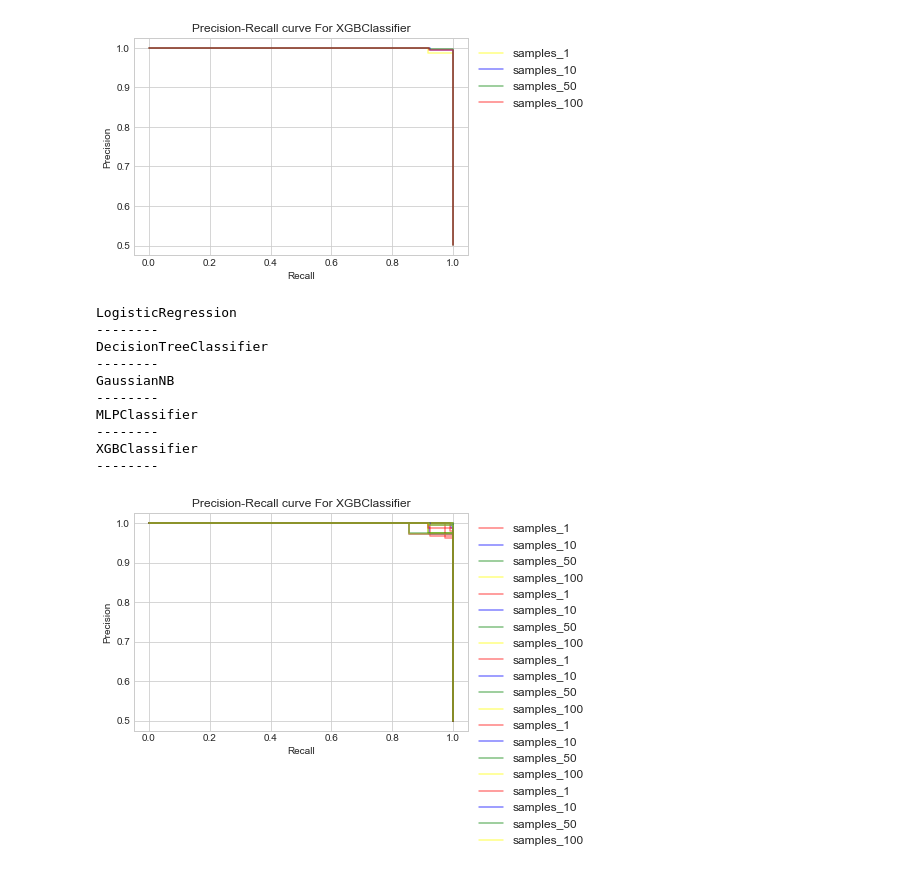
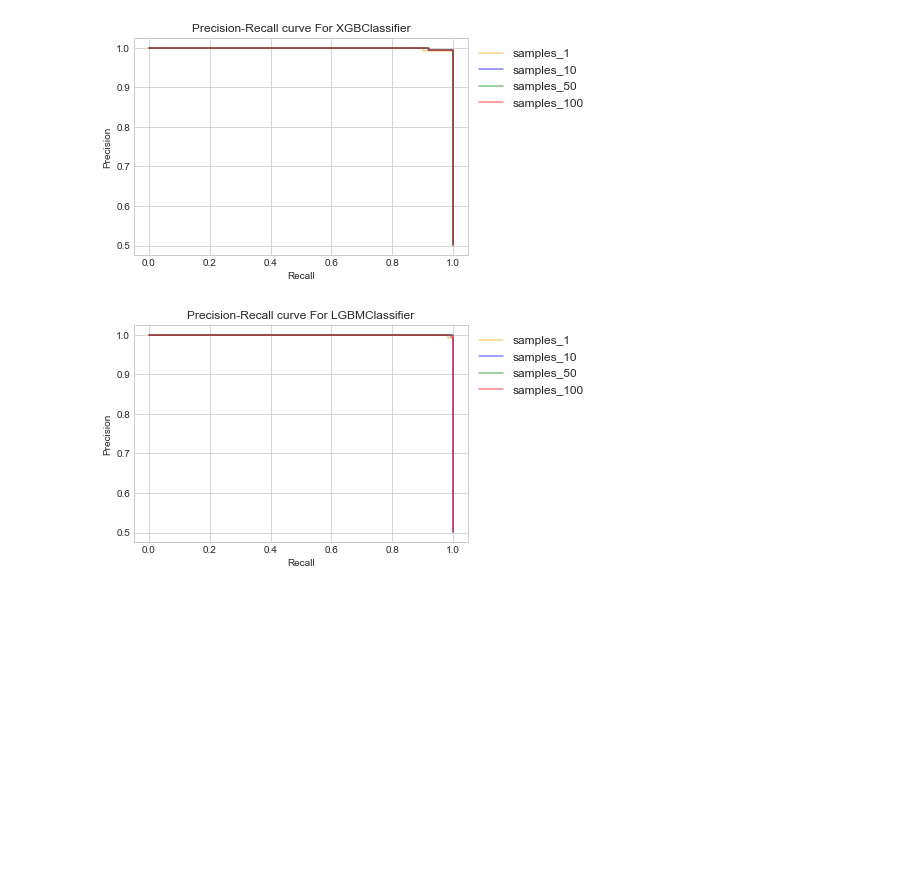
Before and after one commit to abhijeetkoranne/udacity-mlnd, a Jupyter notebook: Credit_Card_Fraud_Detection/Credit_Card_Fraud_Detection.ipynb, the cells around one changed output. Cells and saved outputs as stored; diff of their text form; code cells hidden in the pictures; blank space fills up the shorter version.

Commit message:
Worked on visualization

```diff
--- a/Credit_Card_Fraud_Detection/Credit_Card_Fraud_Detection.ipynb
+++ b/Credit_Card_Fraud_Detection/Credit_Card_Fraud_Detection.ipynb
@@ -368,14 +365,16 @@ smote_X_train,smote_X_test,smote_y_train,smote_y_test = train_test_split(smote_X
 clf_A = LogisticRegression(solver='liblinear')
 clf_B = DecisionTreeClassifier(random_state=42)
 clf_C = GaussianNB()
-clf_D = MLPClassifier(hidden_layer_sizes=(50),random_state=0)
+clf_D = MLPClassifier(max_iter=500,hidden_layer_sizes=(50),random_state=0)
 clf_E = XGBClassifier(objective ='reg:squarederror', colsample_bytree = 0.3, learning_rate = 0.1, \
                 max_depth = 5, alpha = 10, n_estimators = 10)
 
-# TODO: Calculate the number of samples for 1%, 10%, 50% and 100% of the training data
-# HINT: samples_100 is the entire training set i.e. len(y_train)
-# HINT: samples_10 is 10% of samples_100
-# HINT: samples_1 is 1% of samples_100
+clf_F = LGBMClassifier(boosting_type='gbdt', num_leaves=31, max_depth=-1, learning_rate=0.1, n_estimators=400)
+# Calculate the number of samples for 1%, 10%, 50% and 100% of the training data
+# samples_100 is the entire training set i.e. len(y_train)
+# samples_10 is 10% of samples_100
+# samples_1 is 1% of samples_100
+
 samples_100 = len(smote_y_train)
 samples_50 = int(samples_100*0.5)
 samples_10 = int(samples_100*0.1)
@@ -383,7 +382,7 @@ samples_1 = int(samples_100*0.01)
 
 # Collect results on the learners
 results = {}
-for clf in [clf_A, clf_B, clf_C, clf_D,clf_E]:
+for clf in [clf_A, clf_B, clf_C, clf_D,clf_E,clf_F]:
     clf_name = clf.__class__.__name__
     results[clf_name] = {}
     for i, samples in enumerate([samples_1, samples_10, samples_50, samples_100]):
@@ -413,5 +409,5 @@ XGBClassifier trained on 278640 samples.
 # %%
-for clf in [clf_A, clf_B, clf_C, clf_D,clf_E]:
+for clf in [clf_A, clf_B, clf_C, clf_D,clf_E,clf_F]:
     clf_name = clf.__class__.__name__
     print(clf_name)
     display(pd.DataFrame(results[clf_name]))
@@ -526,7 +532,7 @@ display((pd.DataFrame(results[clf_name])).iloc[3])
 Name: prc_recall, dtype: object
 # %%
 def  draw_precision_recall_curve (recall ,precision,clf_name):
-    plt.step(recall[0], precision[0], color='yellow', alpha=0.5,linewidth=1.5,label='samples_1')
+    plt.step(recall[0], precision[0], color='orange', alpha=0.5,linewidth=1.5,label='samples_1')
     plt.step(recall[1], precision[1], color='blue', alpha=0.5,linewidth=1.5,label='samples_10')
     plt.step(recall[2], precision[2], color='green', alpha=0.5,linewidth=1.5,label='samples_50')
     plt.step(recall[3], precision[3], color='red', alpha=0.5,linewidth=1.5,label='samples_100')
@@ -570,25 +576,9 @@ draw_precision_recall_curve (recall,precision,clf_name)
 # %% [output]
 [figure]
 # %%
-for clf in [clf_A, clf_B, clf_C, clf_D,clf_E]:
-    clf_name = clf.__class__.__name__
-    print(clf_name)
-    #display(pd.DataFrame(results[clf_name]))
-    recall =(pd.DataFrame(results[clf_name])).iloc[3]
-    precision =(pd.DataFrame(results[clf_name])).iloc[2]
-    draw_precision_recall_curve (recall,precision,clf_name)
-    #for  key in results[clf_name].keys():
-        #print("{},{}".format(key,results[clf_name][key]))
-    print("--------")
+clf_name='LGBMClassifier'
+recall =(pd.DataFrame(results[clf_name])).iloc[3]
+precision =(pd.DataFrame(results[clf_name])).iloc[2]
+draw_precision_recall_curve (recall,precision,clf_name)
 # %% [output]
-LogisticRegression
---------
-DecisionTreeClassifier
---------
-GaussianNB
---------
-MLPClassifier
---------
-XGBClassifier
---------
-[figure, old version]
+[figure, new version]
```
Also changed, not shown: parts of 17 cells of this notebook, 1 other file.
